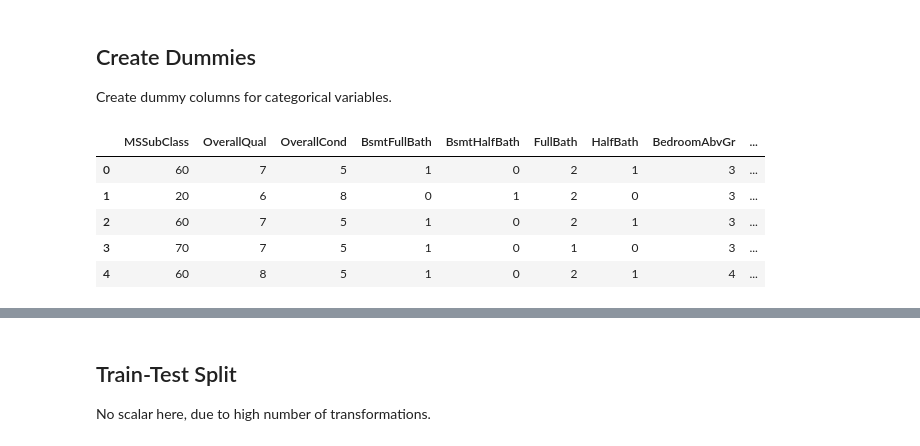
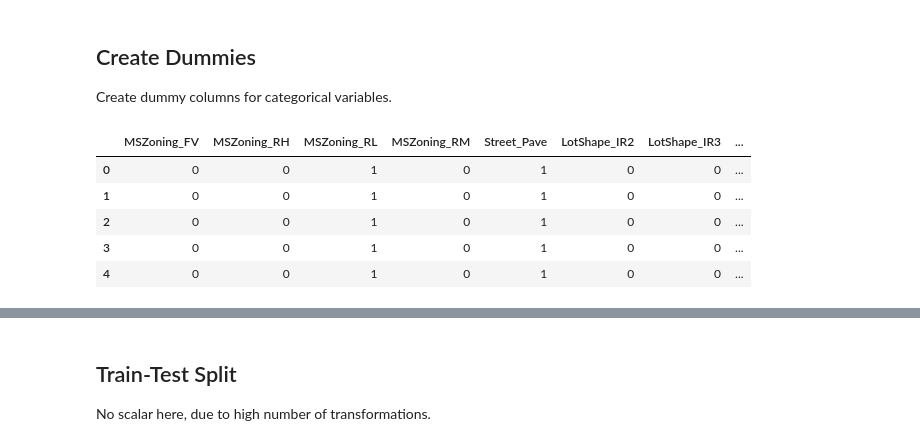
Before and after one commit to justinm0rgan/housing-prices, a Jupyter notebook: 01_eda.ipynb, the cells around one changed output, grey strips where cells are left out. Saved outputs shown, nothing was run; the diff lists cells and outputs as text; code cells hidden in the pictures.

```diff
--- a/01_eda.ipynb
+++ b/01_eda.ipynb
@@ -130,10 +139,23 @@ drop_null = ['Alley','FireplaceQu','PoolQC','Fence','MiscFeature']
 
 # drop cols
 df_train.drop(columns=drop_null, axis=1, inplace=True)
+
+# for full dataset
+df.drop(columns=drop_null, axis=1, inplace=True)
-# %%
-# impute numeric
-imputer = SimpleImputer(missing_values=np.NaN, strategy="median")
-df_train["LotFrontage"] = imputer.fit_transform(df_train["LotFrontage"].values.reshape(-1,1))[:,0]
+# %%
+# impute numeric
+imputer = SimpleImputer(missing_values=np.NaN, strategy="median")
+# df_train["LotFrontage"] = imputer.fit_transform(df_train["LotFrontage"].values.reshape(-1,1))[:,0]
+
+# for train
+for col in df_train.columns:
+    if np.issubdtype(df_train[col].dtype, np.number):
+        df_train[col] = imputer.fit_transform(df_train[col].values.reshape(-1,1))[:,0]
+
+# for full df
+for col in df.columns:
+    if np.issubdtype(df[col].dtype, np.number):
+        df[col] = imputer.fit_transform(df[col].values.reshape(-1,1))[:,0]
 # %%
 # impute categorical
 df_train=df_train.fillna("Unknown")
@@ -562,13 +562,14 @@ num_cols.remove('SalePrice')
 Bring any extreme outlier values from numerical columns 6 standard deviation above mean down to 6 standard deviations
 # %%
 # iterate through noncategorical numerical features
-for col in num_cols:
-    above_6std = df_train[col].mean()+(6*df_train[col].std())
+for col in df_train.iloc[:,1:].columns:
+    if np.issubdtype(df_train[col].dtype, np.number):
+        above_6std = df_train[col].mean()+(6*df_train[col].std())
 
-    # if outliers are above 6 standard devs, reduce to 6 standard devs from mean
-    df_train[col] = np.where(df_train[col].values >above_6std,
-                             df_train[col].mean()+6*df_train[col].std(),
-                             df_train[col])
+        # if outliers are above 6 standard devs, reduce to 6 standard devs from mean
+        df_train[col] = np.where(df_train[col].values >above_6std,
+                                df_train[col].mean()+6*df_train[col].std(),
+                                df_train[col])
 # %% [markdown]
 ## Feature Engineering
 Let's create some features.
@@ -623,13 +642,14 @@ new_features.head()
 Create dummy columns for categorical variables.
 # %%
 # create dummy variables
+categorical_columns = df_train.select_dtypes(include='object').columns.to_list()
 cat_dummies = pd.get_dummies(df_train[categorical_columns], drop_first=True)
 df_train.drop(columns=categorical_columns, inplace=True)
 cat_dummies.head()
 # %% [output]
-|  | MSSubClass | OverallQual | OverallCond | BsmtFullBath | BsmtHalfBath | FullBath | HalfBath | BedroomAbvGr | ... |
-| 0 | 60 | 7 | 5 | 1 | 0 | 2 | 1 | 3 | ... |
-| 1 | 20 | 6 | 8 | 0 | 1 | 2 | 0 | 3 | ... |
-| 2 | 60 | 7 | 5 | 1 | 0 | 2 | 1 | 3 | ... |
-| 3 | 70 | 7 | 5 | 1 | 0 | 1 | 0 | 3 | ... |
-| 4 | 60 | 8 | 5 | 1 | 0 | 2 | 1 | 4 | ... |
+|  | MSZoning_FV | MSZoning_RH | MSZoning_RL | MSZoning_RM | Street_Pave | LotShape_IR2 | LotShape_IR3 | ... |
+| 0 | 0 | 0 | 1 | 0 | 1 | 0 | 0 | ... |
+| 1 | 0 | 0 | 1 | 0 | 1 | 0 | 0 | ... |
+| 2 | 0 | 0 | 1 | 0 | 1 | 0 | 0 | ... |
+| 3 | 0 | 0 | 1 | 0 | 1 | 0 | 0 | ... |
+| 4 | 0 | 0 | 1 | 0 | 1 | 0 | 0 | ... |
```
Also changed, not shown: parts of 36 cells of this notebook.
